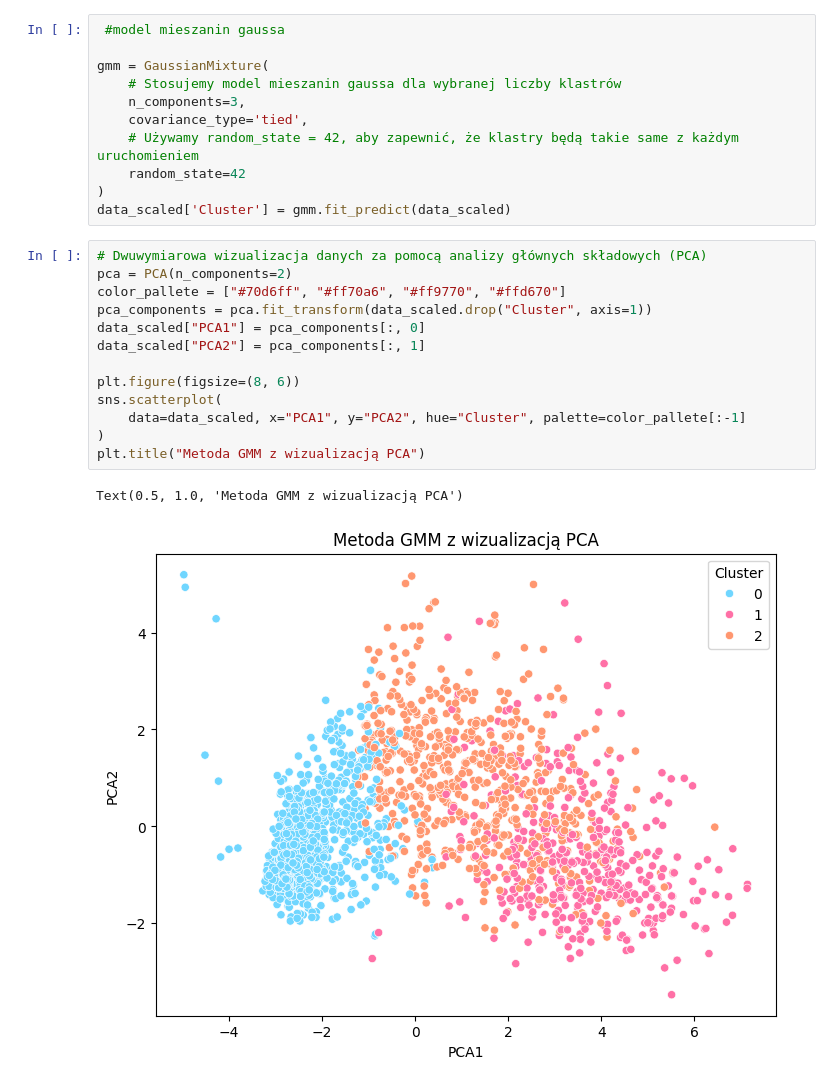
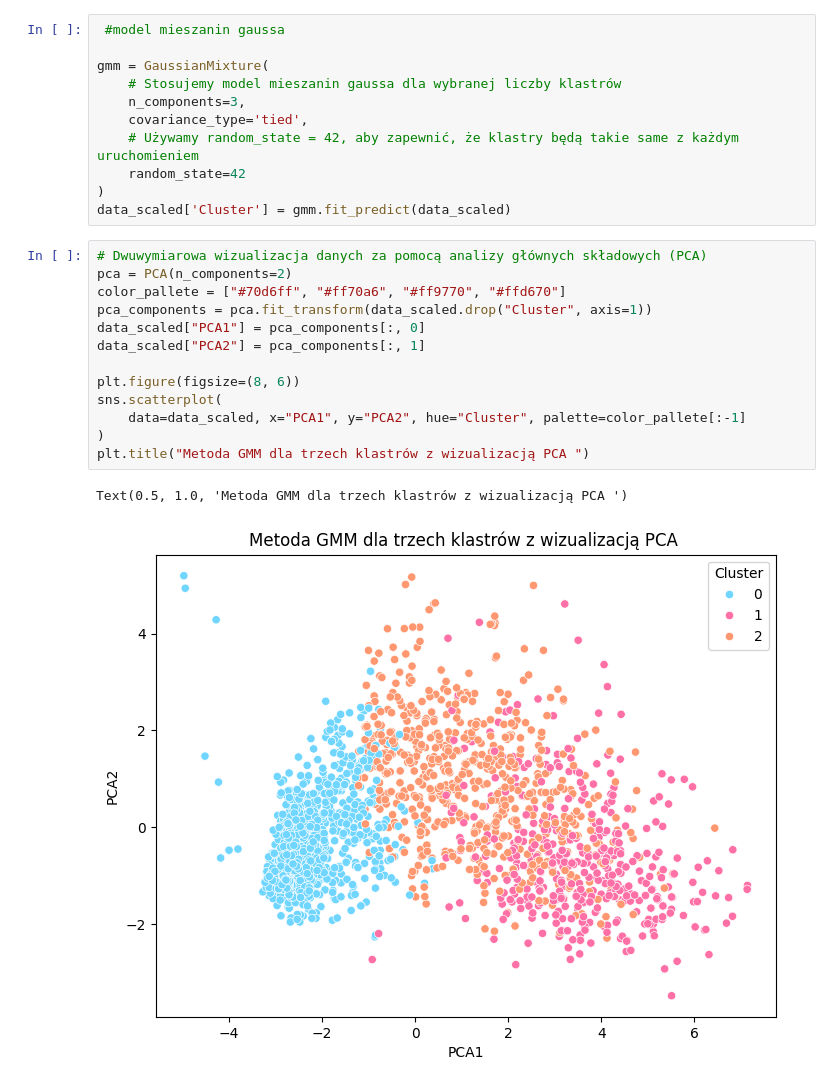
Before and after one commit to Noka993/customer-profile-analysis, a Jupyter notebook: notebooks/GMM.ipynb, the cells around one changed output. Drawn from its saved outputs; the diff is of its cells as text.

```diff
--- a/notebooks/GMM.ipynb
+++ b/notebooks/GMM.ipynb
@@ -25,19 +25,19 @@ data_scaled['Cluster'] = gmm.fit_predict(data_scaled)
 # %%
 # Dwuwymiarowa wizualizacja danych za pomocą analizy głównych składowych (PCA)
 pca = PCA(n_components=2)
 color_pallete = ["#70d6ff", "#ff70a6", "#ff9770", "#ffd670"]
 pca_components = pca.fit_transform(data_scaled.drop("Cluster", axis=1))
 data_scaled["PCA1"] = pca_components[:, 0]
 data_scaled["PCA2"] = pca_components[:, 1]
 
 plt.figure(figsize=(8, 6))
 sns.scatterplot(
     data=data_scaled, x="PCA1", y="PCA2", hue="Cluster", palette=color_pallete[:-1]
 )
-plt.title("Metoda GMM z wizualizacją PCA")
+plt.title("Metoda GMM dla trzech klastrów z wizualizacją PCA ")
 # %% [output]
-Text(0.5, 1.0, 'Metoda GMM z wizualizacją PCA')
+Text(0.5, 1.0, 'Metoda GMM dla trzech klastrów z wizualizacją PCA ')
-[figure, old version]
+[figure, new version]
 # %%
 # Wczytujemy nieustandaryzowane dane
 original_data = read_preprocessed_data(std=False, le=False)
```
Also changed, not shown: parts of 5 cells of this notebook, 1 other file.
